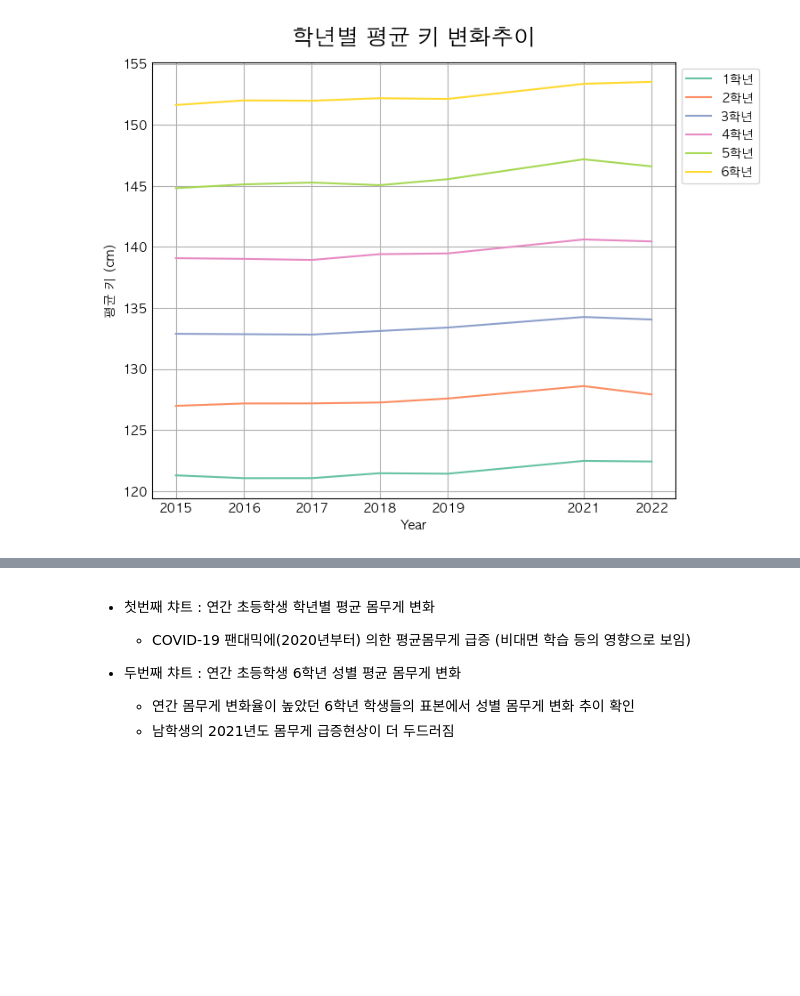
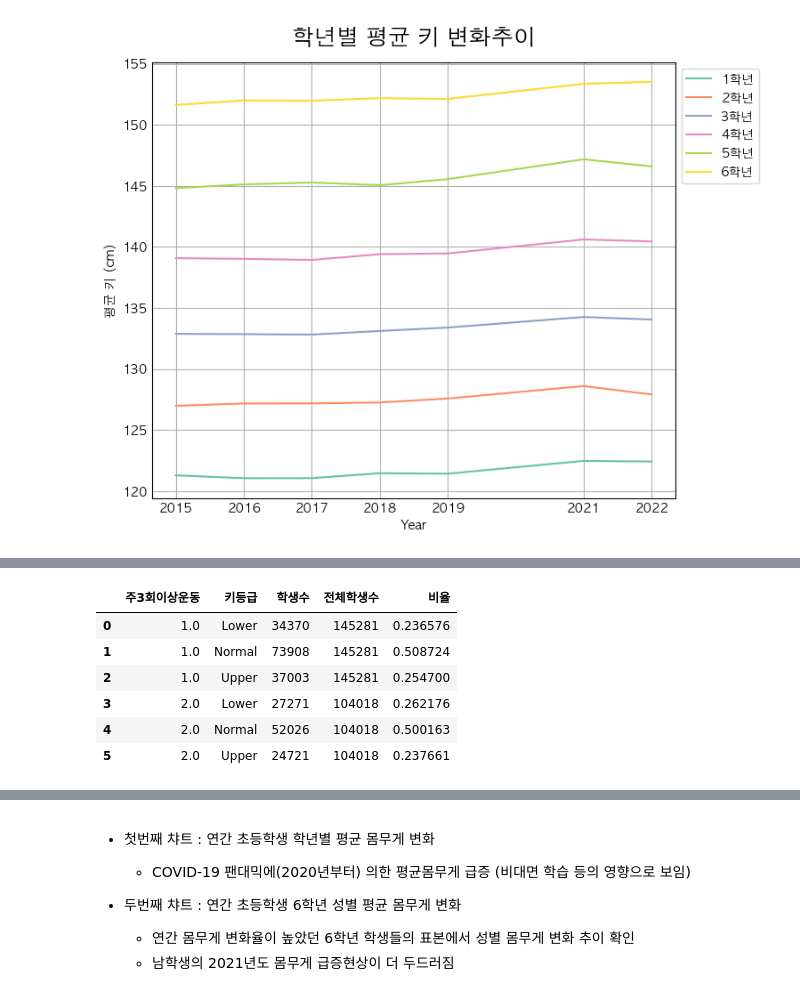
Before and after one commit to wooyeon83/AIBP_Team_Project, a Jupyter notebook: src/PRJ_02_Data_Analyze_Visualization_cwy.ipynb, the cells around one changed output, grey strips where cells are left out. Drawn from its saved outputs; the diff is of its cells as text; code cells hidden in the pictures; blank space fills up the shorter version.

```diff
--- a/src/PRJ_02_Data_Analyze_Visualization_cwy.ipynb
+++ b/src/PRJ_02_Data_Analyze_Visualization_cwy.ipynb
@@ -100,0 +131,15 @@ plt.show()
+# %%
+df2['주3회이상운동'] = df2['주3회이상운동'].replace(4, 1)
+df3 = df2.groupby(['주3회이상운동', '키등급'])['학년'].count().reset_index().rename(columns={'학년':'학생수'})
+df1_sub = df2.groupby('주3회이상운동')['키등급'].count().reset_index().rename(columns={'키등급':'전체학생수'})
+df3 = df3.merge(df1_sub, on='주3회이상운동')
+df3['비율'] = df3['학생수']/df3['전체학생수']
+df3
+# %% [output]
+|  | 주3회이상운동 | 키등급 | 학생수 | 전체학생수 | 비율 |
+| 0 | 1.0 | Lower | 34370 | 145281 | 0.236576 |
+| 1 | 1.0 | Normal | 73908 | 145281 | 0.508724 |
+| 2 | 1.0 | Upper | 37003 | 145281 | 0.254700 |
+| 3 | 2.0 | Lower | 27271 | 104018 | 0.262176 |
+| 4 | 2.0 | Normal | 52026 | 104018 | 0.500163 |
+| 5 | 2.0 | Upper | 24721 | 104018 | 0.237661 |
```
Also changed, not shown: parts of 8 cells of this notebook, 1 other file.
